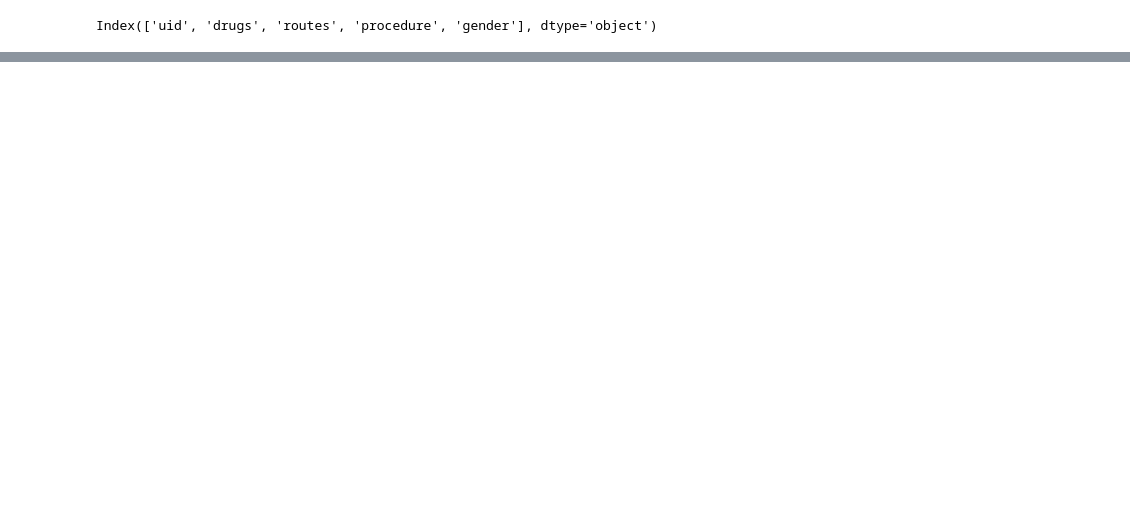
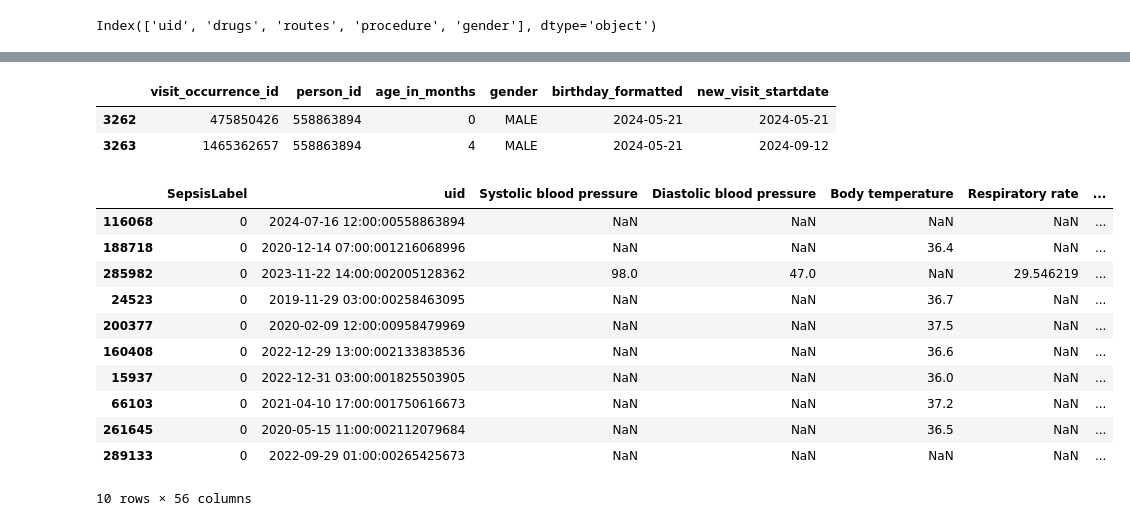
Before and after one commit to carseys/pediatric-sepsis-ml-kaggle, a Jupyter notebook: sepsis-data-preprocessing.ipynb, the cells around one changed output, grey strips where cells are left out. Drawn from its saved outputs; the diff is of its cells as text; code cells hidden in the pictures; blank space fills up the shorter version.

```diff
--- a/sepsis-data-preprocessing.ipynb
+++ b/sepsis-data-preprocessing.ipynb
@@ -445,7 +445,7 @@ def process_data(data_type: str, load_tables: str):
         factors = pd.merge(left=factors, right=training_data['drugsexposure_train'],how='outer',on='uid')
         factors = pd.merge(left=factors, right=training_data['proceduresoccurrences_train'],how='outer',on='uid')
         factors = pd.merge(left=factors, right=training_data['person_demographics_episode_train'], how='outer',on='visit_occurrence_id')
-        factors = pd.merge(left=training_data['SepsisLabel_train'],right=factors,how='left',on='uid')
+        # factors = pd.merge(left=training_data['SepsisLabel_train'],right=factors,how='left',on='uid')
         factors.to_csv(f'./processed_data/factors_train.csv')
         processed_data = training_data
 
@@ -469,7 +469,7 @@ def process_data(data_type: str, load_tables: str):
         factors = pd.merge(left=testing_data['measurement_meds_test'], right=testing_data['measurement_lab_test'],how='outer',on='uid')
         factors = pd.merge(left=factors, right=testing_data['drugsexposure_test'],how='outer',on='uid')
         factors = pd.merge(left=factors, right=testing_data['person_demographics_episode_test'], how='outer',on='visit_occurrence_id')
-        factors = pd.merge(left=testing_data['SepsisLabel_test'],right=factors,how='left',on='uid')
+        # factors = pd.merge(left=testing_data['SepsisLabel_test'],right=factors,how='left',on='uid')
         factors.to_csv(f'./processed_data/factors_test.csv')
         processed_data = testing_data
 
@@ -560,9 +568,3 @@ def fix_meas_lab(data_dictionary: dict):
-# %%
-data_factors_2['drugs'] = data_factors_2['drugs'].apply(lambda x: str(x)[1:-1])
-data_factors_2['drugs'] = data_factors_2['drugs'].apply(lambda x: 'NaN' if x=='a' else x)
-
-data_factors_2['routes'] = data_factors_2['routes'].apply(lambda x: 'NaN' if x is str else str(x)[1:-1])
-data_factors_2['routes'] = data_factors_2['routes'].apply(lambda x: 'NaN' if x=='a' else x)
 # %%
 data_factors_2.select_dtypes(object).columns
 # %% [output]
@@ -588,9 +591,6 @@ def new_person_ids(df):
     df['new_person_id']=new_person_ids['new_person_id']
     print('Finished adding new_person_id column based on uids.')
     return None
-# %%
-no_time = list(data_factors_2.loc[data_factors_2['uid'].str.startswith('nan', na=False)].index)
-data_factors_2 = data_factors_2.drop(index = no_time, axis=1, inplace = False)
 # %%
 new_person_ids(data_factors_2)
 # %% [output]
@@ -617,0 +682,21 @@ def birthday_ubiquity(df):
+# %%
+training_data_2['person_demographics_episode_train'][training_data_2['person_demographics_episode_train']['person_id']==558863894]
+# %% [output]
+|  | visit_occurrence_id | person_id | age_in_months | gender | birthday_formatted | new_visit_startdate |
+| 3262 | 475850426 | 558863894 | 0 | MALE | 2024-05-21 | 2024-05-21 |
+| 3263 | 1465362657 | 558863894 | 4 | MALE | 2024-05-21 | 2024-09-12 |
+# %%
+data_factors_2.sample(10)
+# %% [output]
+|  | SepsisLabel | uid | Systolic blood pressure | Diastolic blood pressure | Body temperature | Respiratory rate | ... |
+| 116068 | 0 | 2024-07-16 12:00:00558863894 | NaN | NaN | NaN | NaN | ... |
+| 188718 | 0 | 2020-12-14 07:00:001216068996 | NaN | NaN | 36.4 | NaN | ... |
+| 285982 | 0 | 2023-11-22 14:00:002005128362 | 98.0 | 47.0 | NaN | 29.546219 | ... |
+| 24523 | 0 | 2019-11-29 03:00:00258463095 | NaN | NaN | 36.7 | NaN | ... |
+| 200377 | 0 | 2020-02-09 12:00:00958479969 | NaN | NaN | 37.5 | NaN | ... |
+| 160408 | 0 | 2022-12-29 13:00:002133838536 | NaN | NaN | 36.6 | NaN | ... |
+| 15937 | 0 | 2022-12-31 03:00:001825503905 | NaN | NaN | 36.0 | NaN | ... |
+| 66103 | 0 | 2021-04-10 17:00:001750616673 | NaN | NaN | 37.2 | NaN | ... |
+| 261645 | 0 | 2020-05-15 11:00:002112079684 | NaN | NaN | 36.5 | NaN | ... |
+| 289133 | 0 | 2022-09-29 01:00:00265425673 | NaN | NaN | NaN | NaN | ... |
+10 rows × 56 columns
```
Also changed, not shown: parts of 23 cells of this notebook.
